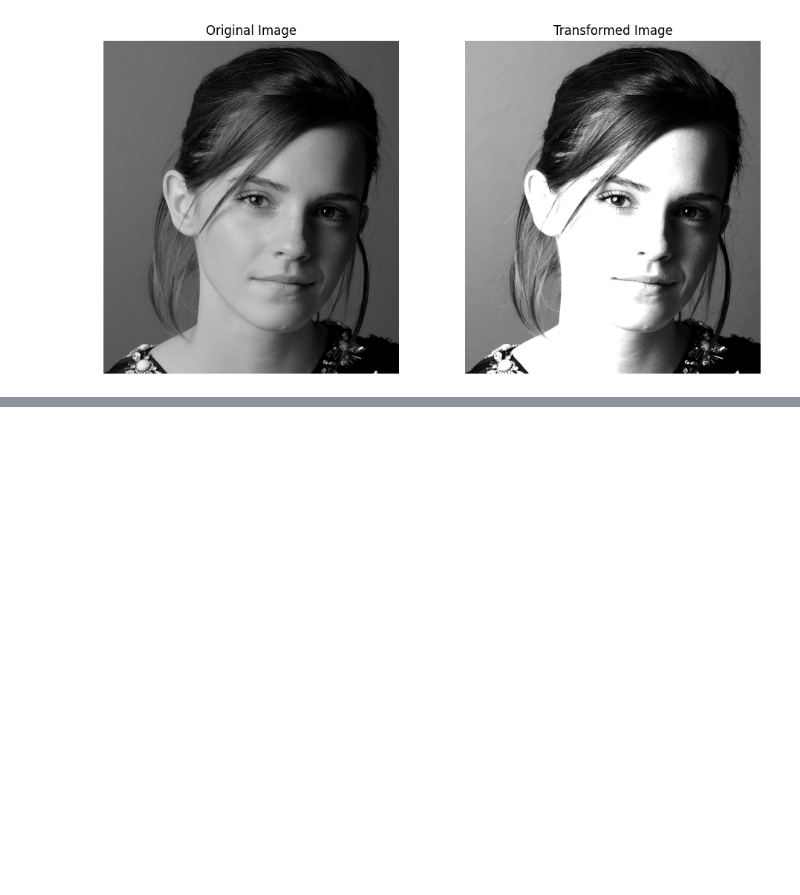
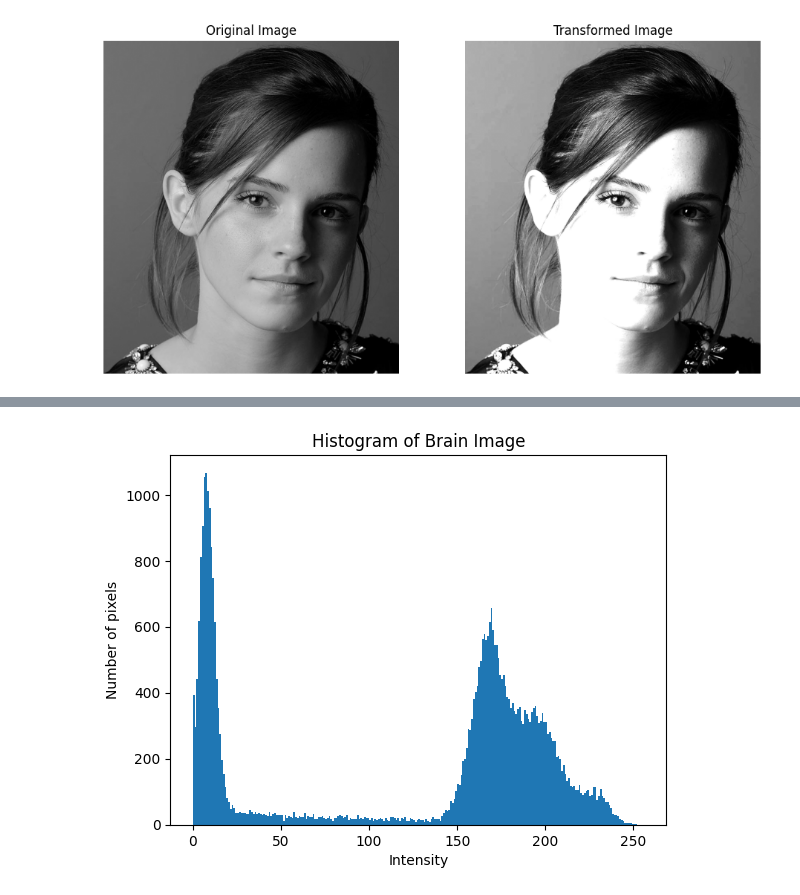
Before and after one commit to isithadinujaya/Vision-Assignment, a Jupyter notebook: vision-assignment.ipynb, the cells around one changed output, grey strips where cells are left out. Saved outputs shown, nothing was run; the diff lists cells and outputs as text; code cells hidden in the pictures; blank space fills up the shorter version.

```diff
--- a/vision-assignment.ipynb
+++ b/vision-assignment.ipynb
@@ -84,0 +117,9 @@ plt.show()
+# %%
+plt.hist(brain.ravel(), bins=256, range=[0, 256])
+
+plt.xlabel("Intensity")
+plt.ylabel("Number of pixels")
+plt.title("Histogram of Brain Image")
+plt.show()
+# %% [output]
+[figure, added]
```
Also changed, not shown: parts of 7 cells of this notebook.
